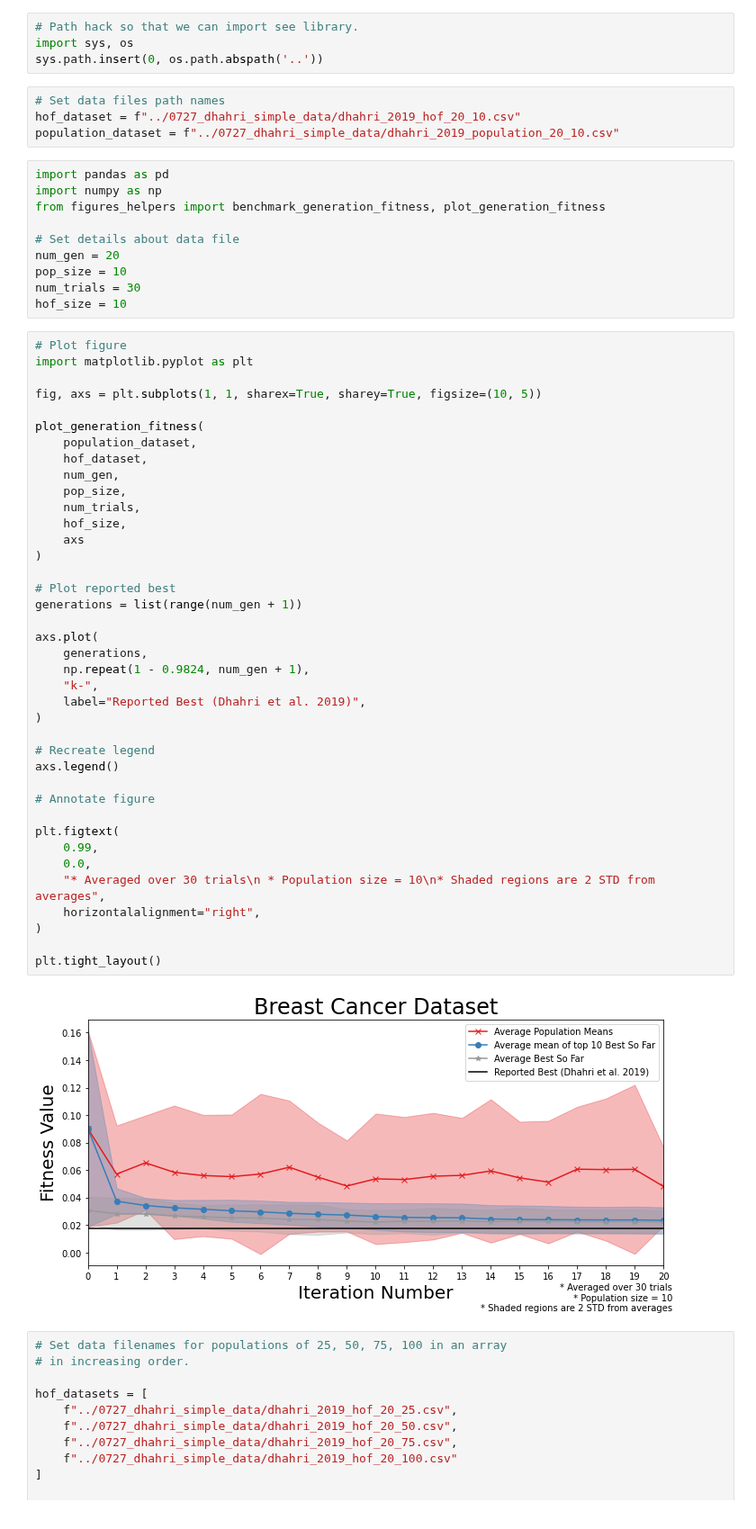
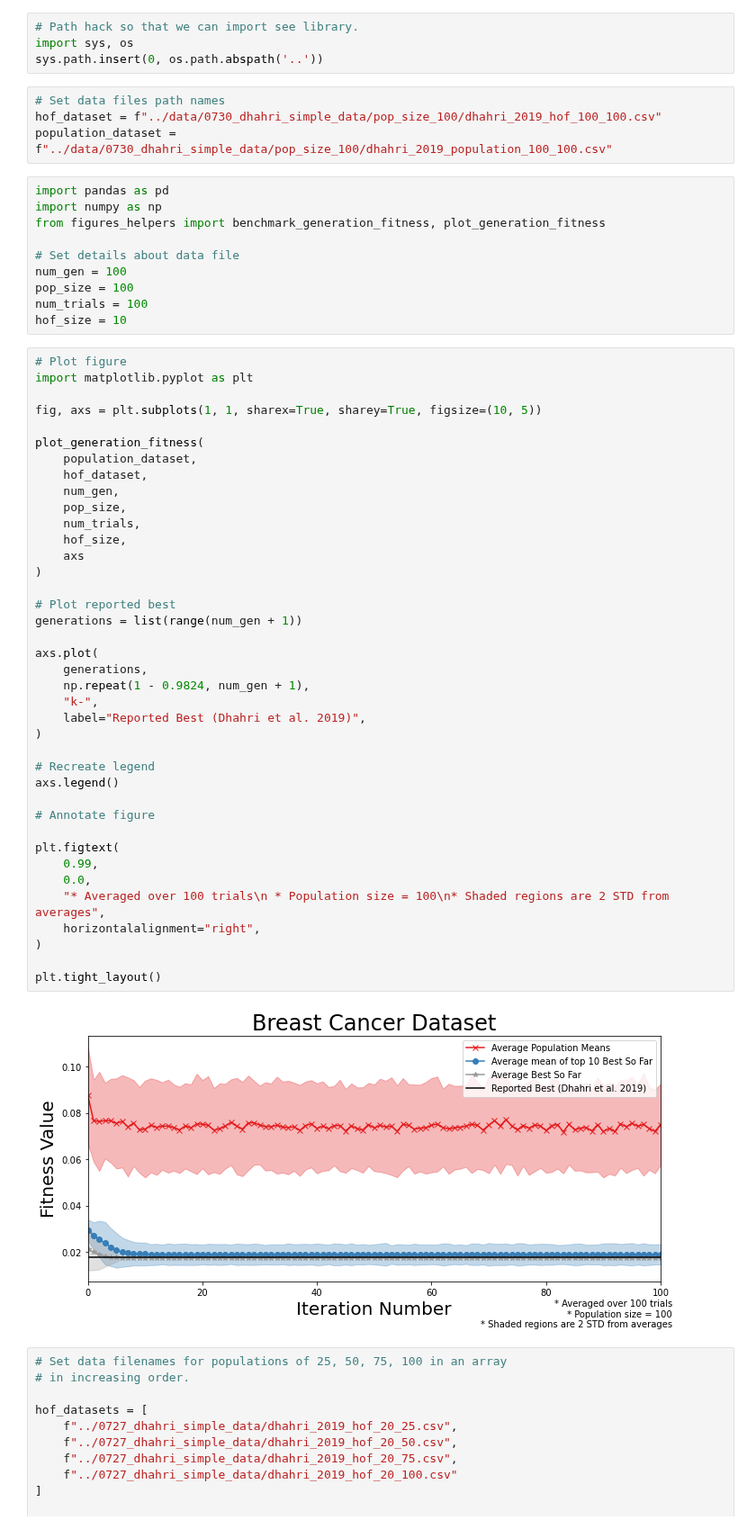
Before and after one commit to see-insight/see-segment, a Jupyter notebook: see_classify_figures/SEE-Classify Dhahri Benchmarking.ipynb, the cells around one changed output. Shown at 90% size. Saved outputs shown, nothing was run; the diff lists cells and outputs as text.

Commit message:
Finish dhahri benchmark figure notebook

```diff
--- a/see_classify_figures/SEE-Classify Dhahri Benchmarking.ipynb
+++ b/see_classify_figures/SEE-Classify Dhahri Benchmarking.ipynb
@@ -56,17 +56,17 @@ import sys, os
 sys.path.insert(0, os.path.abspath('..'))
 # %%
 # Set data files path names
-hof_dataset = f"../0727_dhahri_simple_data/dhahri_2019_hof_20_10.csv"
-population_dataset = f"../0727_dhahri_simple_data/dhahri_2019_population_20_10.csv"
+hof_dataset = f"../data/0730_dhahri_simple_data/pop_size_100/dhahri_2019_hof_100_100.csv"
+population_dataset = f"../data/0730_dhahri_simple_data/pop_size_100/dhahri_2019_population_100_100.csv"
 # %%
 import pandas as pd
 import numpy as np
 from figures_helpers import benchmark_generation_fitness, plot_generation_fitness
 
 # Set details about data file
-num_gen = 20
-pop_size = 10
-num_trials = 30
+num_gen = 100
+pop_size = 100
+num_trials = 100
 hof_size = 10
 # %%
 # Plot figure
@@ -80,35 +80,35 @@ plot_generation_fitness(
     num_gen,
     pop_size,
     num_trials,
     hof_size,
     axs
 )
 
 # Plot reported best
 generations = list(range(num_gen + 1))
 
 axs.plot(
     generations,
     np.repeat(1 - 0.9824, num_gen + 1),
     "k-",
     label="Reported Best (Dhahri et al. 2019)",
 )
 
 # Recreate legend
 axs.legend()
 
 # Annotate figure
 
 plt.figtext(
     0.99,
     0.0,
-    "* Averaged over 30 trials\n * Population size = 10\n* Shaded regions are 2 STD from averages",
+    "* Averaged over 100 trials\n * Population size = 100\n* Shaded regions are 2 STD from averages",
     horizontalalignment="right",
 )
 
 plt.tight_layout()
 # %% [output]
-[figure, old version]
+[figure, new version]
 # %%
 # Set data filenames for populations of 25, 50, 75, 100 in an array
 # in increasing order.
```
Also changed, not shown: parts of 1 cell of this notebook, 1 other file.
